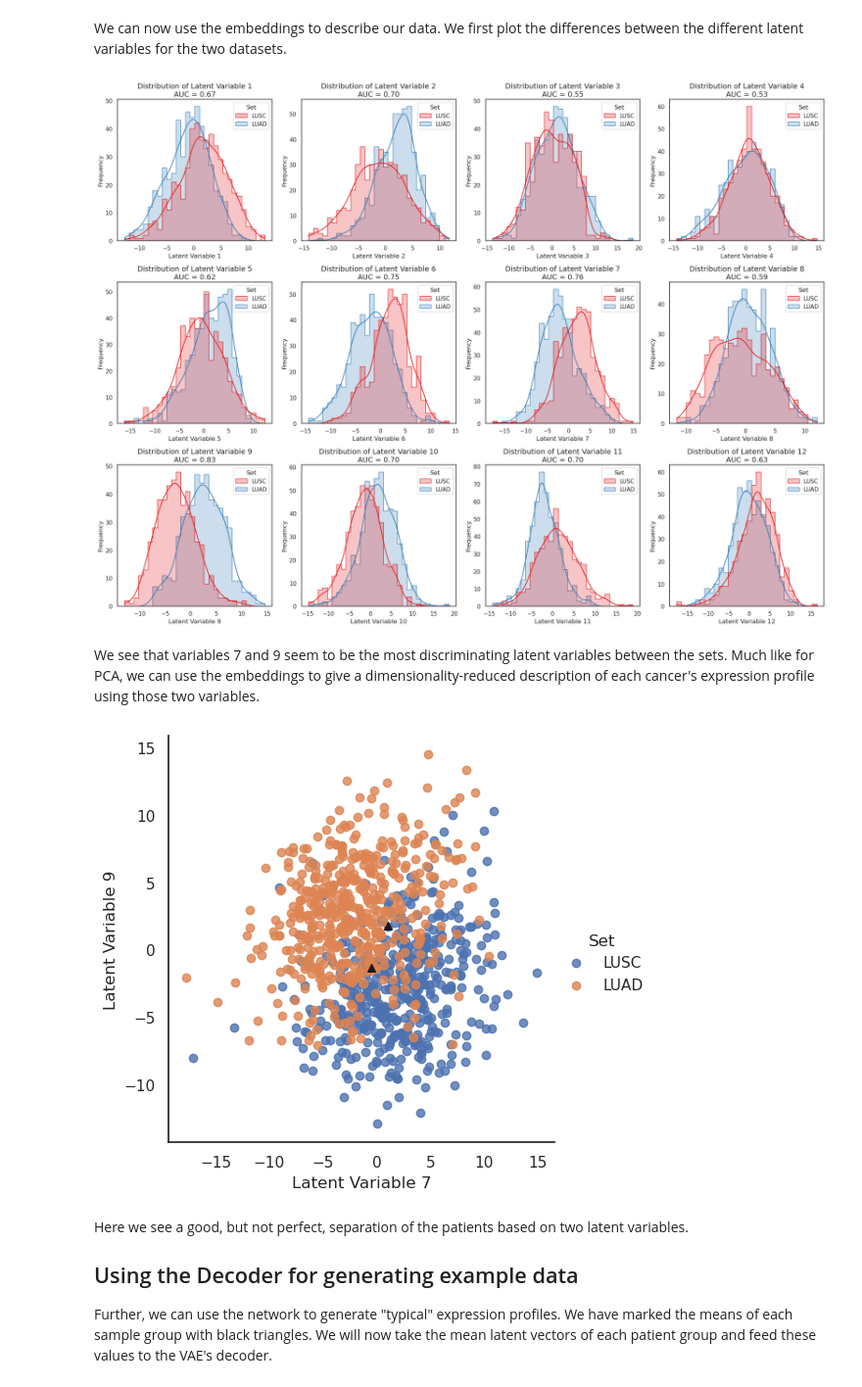
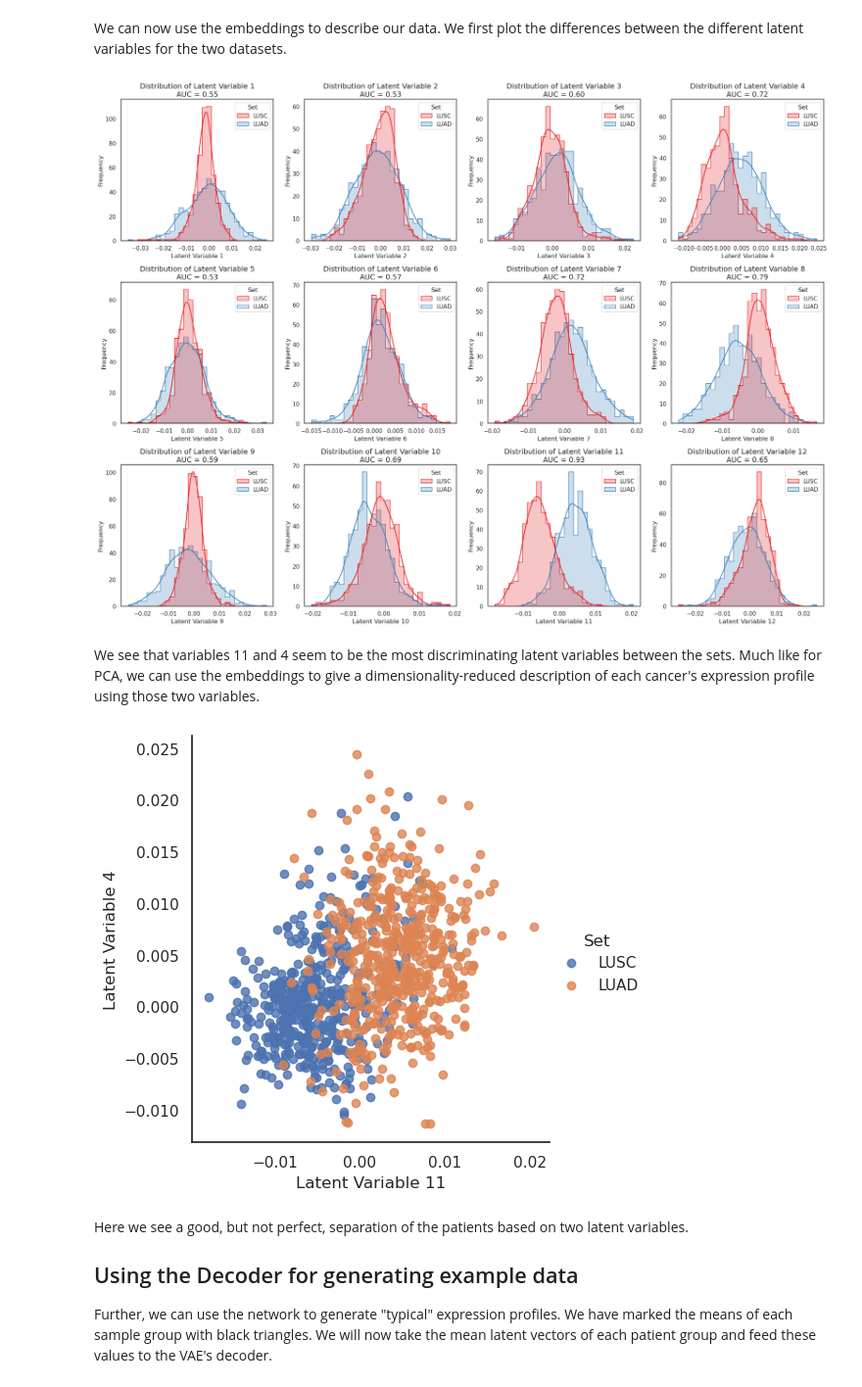
Before and after one commit to statisticalbiotechnology/dsbook, a Jupyter notebook: dsbook/unsupervised/VAEofCarcinomas.ipynb, the cells around one changed output. Shown at 98% size. Cells and saved outputs as stored; diff of their text form; code cells hidden in the pictures.

Commit message:
only use top 1000 genes for VAE

```diff
--- a/dsbook/unsupervised/VAEofCarcinomas.ipynb
+++ b/dsbook/unsupervised/VAEofCarcinomas.ipynb
@@ -37,8 +37,19 @@ combined = pd.concat([lusc[lusc.index.notna()] , luad[luad.index.notna()]], axis
 combined.dropna(axis=0, how='any', inplace=True)
 combined = combined.loc[~(combined<=0.0).any(axis=1)]
 combined.index = combined.index.astype(str)
-X=scaler.fit_transform(np.log2(combined).T).T
-combined = pd.DataFrame(data=X,index=combined.index,columns=combined.columns)
+log_combined = np.log2(combined)
+var = log_combined.var(axis=1)
+top_k = 1000
+top_genes = var.nlargest(top_k).index
+
+log_combined = log_combined.loc[top_genes]
+scaler = StandardScaler()
+X = scaler.fit_transform(log_combined.T).astype(np.float32)
+combined_reduced = pd.DataFrame(
+    data=X.T,
+    index=log_combined.index,
+    columns=log_combined.columns,
+)
 # %% [markdown]
 We are setting up an instance of a machine learning framework, [PyTorch](https://en.wikipedia.org/wiki/PyTorch). It will help us fit the neural network. We also define a DataLoader that will help us load the data for processing in the tensor library, torch.
 # %%
@@ -50,15 +61,17 @@ import numpy as np
 
 # Setting training parameters
 batch_size, lr, epochs, log_interval = 256, 1e-3, 501, 100
-hidden_dim, latent_dim = 2048, 12
+hidden_dim, latent_dim = 512, 12
 
 # Check if GPU is available
 device = torch.device("cuda" if torch.cuda.is_available() else "cpu")
 torch.manual_seed(4711)
 kwargs = {'num_workers': 1, 'pin_memory': True} if torch.cuda.is_available() else {}
 
+
 # Convert combined DataFrame to a PyTorch tensor
-datapoints = torch.tensor(combined.to_numpy().T, dtype=torch.float32)
+datapoints = torch.tensor(combined_reduced.to_numpy().T, dtype=torch.float32)
+input_dim = datapoints.shape[1]
 labels = torch.tensor([1.0 for _ in lusc.columns] + [0.0 for _ in luad.columns], dtype=torch.float32)
 
 # Use TensorDataset to create a dataset
@@ -92,7 +105,7 @@ class VAE(nn.Module):
 
     def decode(self, z):
         h3 = torch.relu(self.fc3(z))
-        out = torch.sigmoid(self.fc4(h3))
+        out = self.fc4(h3)
         return out
 
     def forward(self, x):
@@ -238,27 +255,21 @@ for j in range(latent_dim, len(axes)):
 plt.tight_layout()
 plt.show()
 # %% [output]
-[figure, old version]
+[figure, new version]
 # %% [markdown]
-We see that variables 7 and 9 seem to be the most discriminating latent variables between the sets. Much like for PCA, we can use the embeddings to give a dimensionality-reduced description of each cancer's expression profile using those two variables.
+We see that variables 11 and 4 seem to be the most discriminating latent variables between the sets. Much like for PCA, we can use the embeddings to give a dimensionality-reduced description of each cancer's expression profile using those two variables.
 # %%
 import matplotlib.pyplot as plt
 from matplotlib.patches import Ellipse
 transformed_patients = pd.DataFrame(data=z,columns=[f"Latent Variable {ix+1}" for ix in range(latent_dim)],index=list(lusc.columns) + list(luad.columns))
 transformed_patients["Set"]= (["LUSC" for _ in lusc.columns]+["LUAD" for _ in luad.columns])
 
 sns.set(rc={'figure.figsize':(10,10)})
 sns.set_style("white")
 
-lm = sns.lmplot(x="Latent Variable 7",y="Latent Variable 9", hue='Set', data=transformed_patients, fit_reg=False)
-#for x, y, (w, h) in zip(transformed_patients["Latent Variable 1"], transformed_patients["Latent Variable 2"], std):
-#    lm.axes[0, 0].add_patch(Ellipse((x,y), w, h, fc='#CCCCCC', lw=1, alpha=0.5, zorder=1))
-means={}
-for name,set_ in transformed_patients.groupby("Set"):
-    means[name] = set_.mean(numeric_only=True).to_numpy()
-    plt.scatter(means[name][5-1],means[name][10-1], marker='^',s=30,c='k')
+lm = sns.lmplot(x="Latent Variable 11",y="Latent Variable 4", hue='Set', data=transformed_patients, fit_reg=False)
 # %% [output]
-[figure, old version]
+[figure, new version]
 # %% [markdown]
 Here we see a good, but not perfect, separation of the patients based on two latent variables.
 
```
Also changed, not shown: parts of 8 cells of this notebook, 1 other file.
